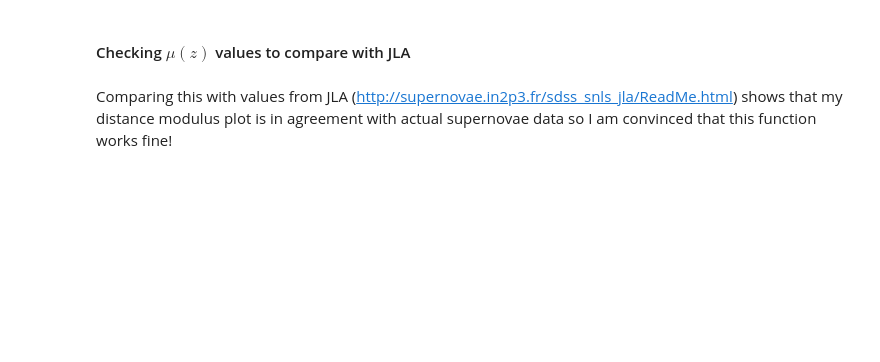
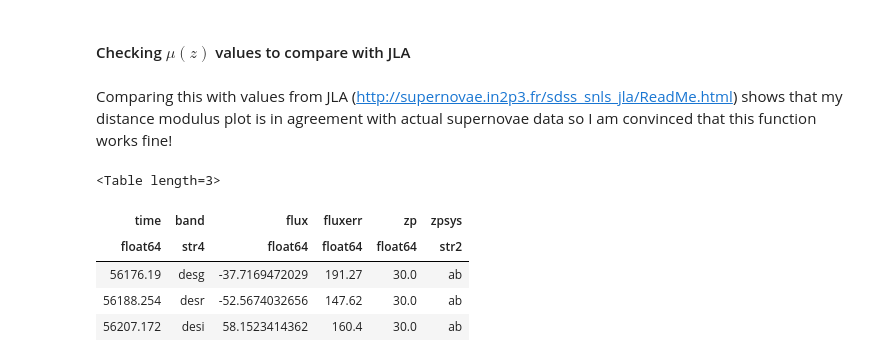
Before and after one commit to Andromedanita/vpec_sn_hack, a Jupyter notebook: Notebooks/sn_cosmo_renee_SNTable_SNe.ipynb, the cells around one changed output. Drawn from its saved outputs; the diff is of its cells as text; code cells hidden in the pictures; blank space fills up the shorter version.

```diff
--- a/Notebooks/sn_cosmo_renee_SNTable_SNe.ipynb
+++ b/Notebooks/sn_cosmo_renee_SNTable_SNe.ipynb
@@ -232,0 +236,9 @@ Comparing this with values from JLA (http://supernovae.in2p3.fr/sdss_snls_jla/Re
+# %%
+data1[0]
+# %% [output]
+<Table length=3>
+| time | band | flux | fluxerr | zp | zpsys |
+| float64 | str4 | float64 | float64 | float64 | str2 |
+| 56176.19 | desg | -37.7169472029 | 191.27 | 30.0 | ab |
+| 56188.254 | desr | -52.5674032656 | 147.62 | 30.0 | ab |
+| 56207.172 | desi | 58.1523414362 | 160.4 | 30.0 | ab |
```
Also changed, not shown: parts of 10 cells of this notebook.
